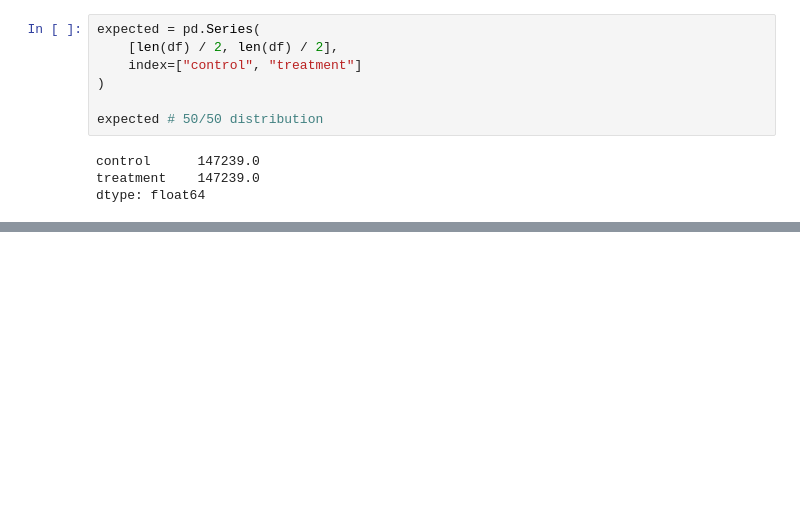
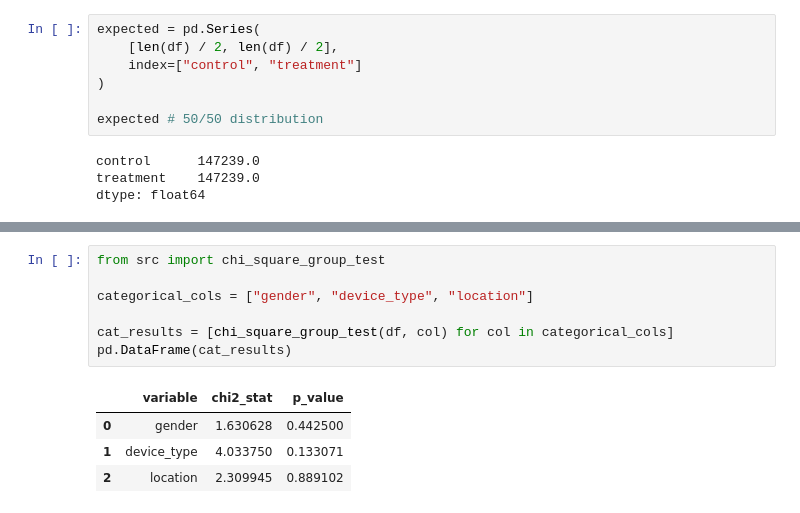
Before and after one commit to Bernardo-G-Cunha/conversion-rate-ab-test, a Jupyter notebook: notebooks/02_experiment_validation.ipynb, the cells around one changed output, grey strips where cells are left out. Saved outputs shown, nothing was run; the diff lists cells and outputs as text; blank space fills up the shorter version.

```diff
--- a/notebooks/02_experiment_validation.ipynb
+++ b/notebooks/02_experiment_validation.ipynb
@@ -65,0 +102,12 @@ This supports the validity of the experiment's randomization process.
+# %%
+from src import chi_square_group_test
+
+categorical_cols = ["gender", "device_type", "location"]
+
+cat_results = [chi_square_group_test(df, col) for col in categorical_cols]
+pd.DataFrame(cat_results)
+# %% [output]
+|  | variable | chi2_stat | p_value |
+| 0 | gender | 1.630628 | 0.442500 |
+| 1 | device_type | 4.033750 | 0.133071 |
+| 2 | location | 2.309945 | 0.889102 |
```
Also changed, not shown: parts of 20 cells of this notebook, 3 other files.
